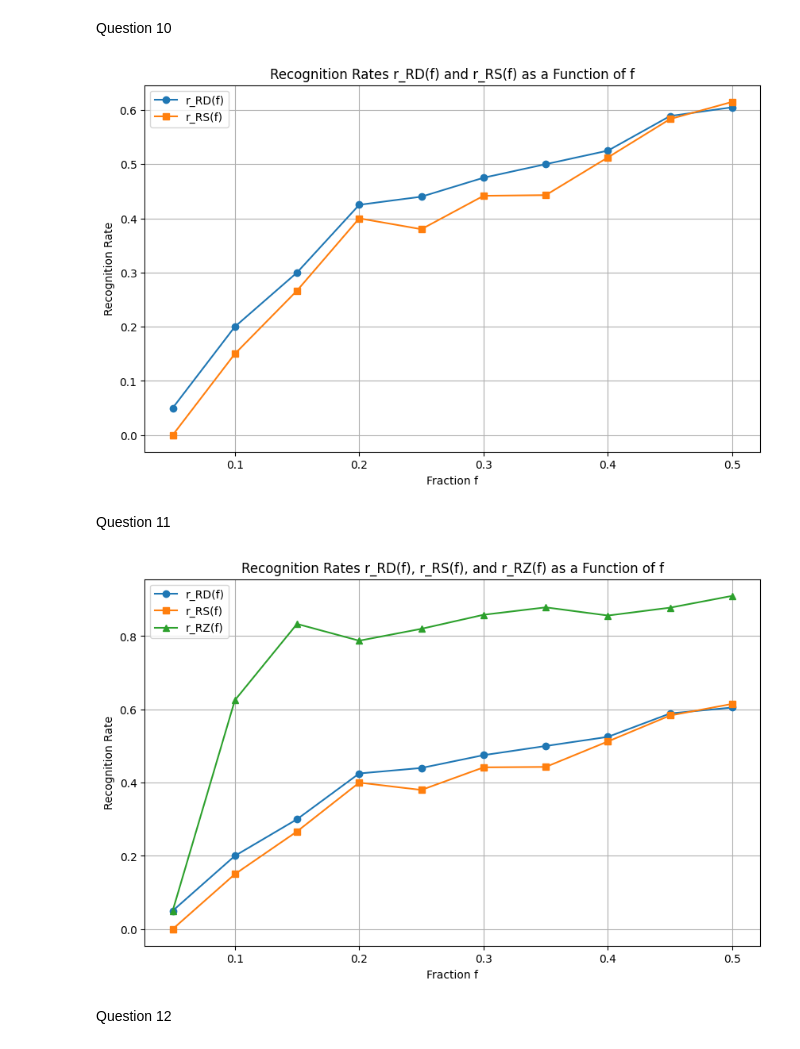
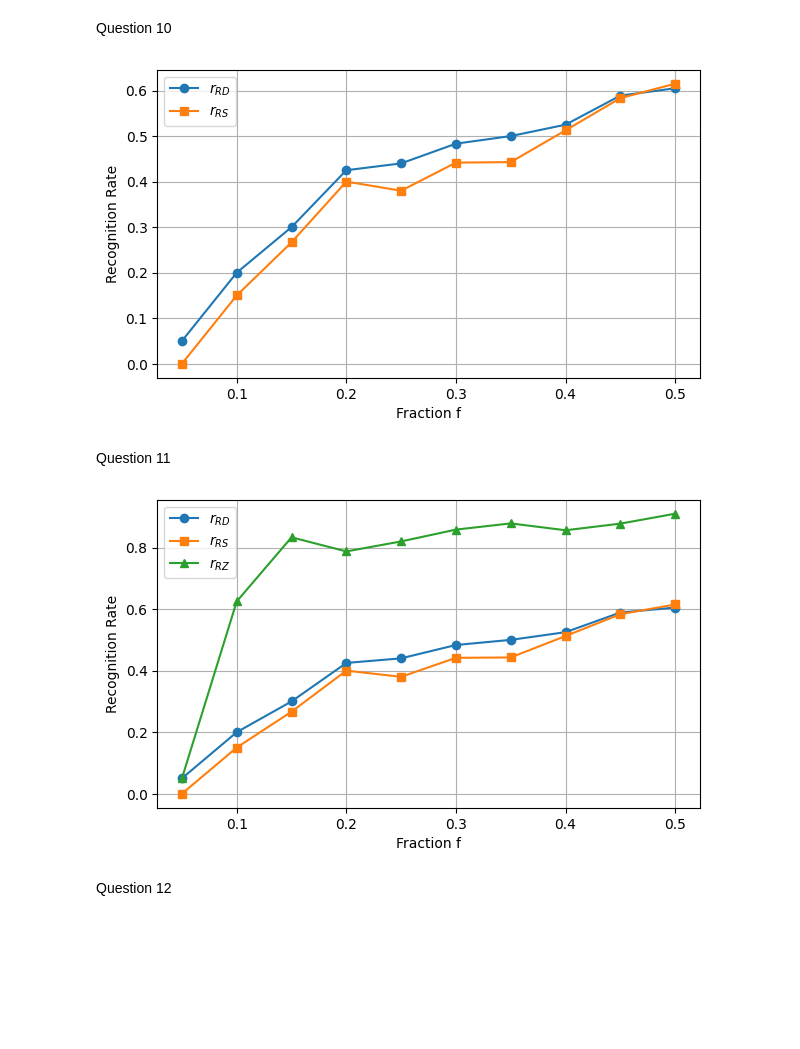
Before and after one commit to Tim-Albers/ComplexNetworks, a Jupyter notebook: Notebooks/Agnes_Notebook.ipynb, the cells around one changed output. Saved outputs shown, nothing was run; the diff lists cells and outputs as text; code cells hidden in the pictures; blank space fills up the shorter version.

```diff
--- a/Notebooks/Agnes_Notebook.ipynb
+++ b/Notebooks/Agnes_Notebook.ipynb
@@ -328,25 +328,25 @@ def calc_rates(f, n=1000):
 # %%
 f_values = np.arange(0.05, 0.55, 0.05)
 r_RD_f_values = []
 r_RS_f_values = []
 
 for f in f_values:
     r_RD_f, r_RS_f = calc_rates(f)
     r_RD_f_values.append(r_RD_f)
     r_RS_f_values.append(r_RS_f)
 
 # Plotting the results
-plt.figure(figsize=(10, 6))
-plt.plot(f_values, r_RD_f_values, marker='o', label='r_RD(f)')
-plt.plot(f_values, r_RS_f_values, marker='s', label='r_RS(f)')
+plt.figure(figsize=(7, 4))
+plt.plot(f_values, r_RD_f_values, marker='o', label=r'$r_{RD}$')
+plt.plot(f_values, r_RS_f_values, marker='s', label=r'$r_{RS}$')
 plt.xlabel('Fraction f')
 plt.ylabel('Recognition Rate')
-plt.title('Recognition Rates r_RD(f) and r_RS(f) as a Function of f')
+# plt.title('Recognition Rates r_RD(f) and r_RS(f) as a Function of f')
 plt.legend()
 plt.grid(True)
 plt.show()
 # %% [output]
-[figure, old version]
+[figure, new version]
 # %% [markdown]
 Question 11
 # %%
@@ -418,18 +418,18 @@ for f in f_values:
 
 
 # Plotting the results
-plt.figure(figsize=(10, 6))
-plt.plot(f_values, r_RD_f_values, marker='o', label='r_RD(f)')
-plt.plot(f_values, r_RS_f_values, marker='s', label='r_RS(f)')
-plt.plot(f_values, r_RZ_f_values, marker='^', label='r_RZ(f)')
+plt.figure(figsize=(7, 4))
+plt.plot(f_values, r_RD_f_values, marker='o', label=r'$r_{RD}$')
+plt.plot(f_values, r_RS_f_values, marker='s', label=r'$r_{RS}$')
+plt.plot(f_values, r_RZ_f_values, marker='^', label=r'$r_{RZ}$')
 plt.xlabel('Fraction f')
 plt.ylabel('Recognition Rate')
-plt.title('Recognition Rates r_RD(f), r_RS(f), and r_RZ(f) as a Function of f')
+# plt.title('Recognition Rates r_RD(f), r_RS(f), and r_RZ(f) as a Function of f')
 plt.legend()
 plt.grid(True)
 plt.show()
 # %% [output]
-[figure, old version]
+[figure, new version]
 # %% [markdown]
 Question 12
 # %%
```
Also changed, not shown: parts of 2 cells of this notebook.
